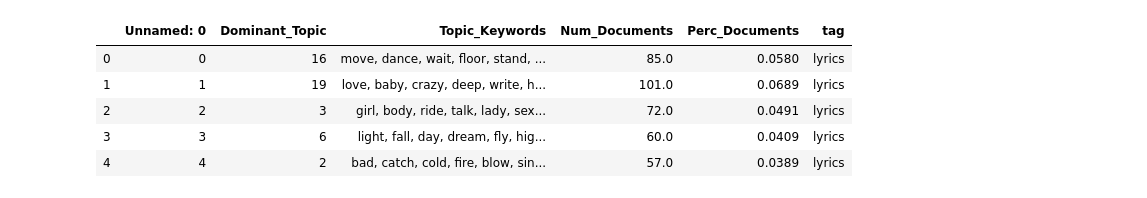
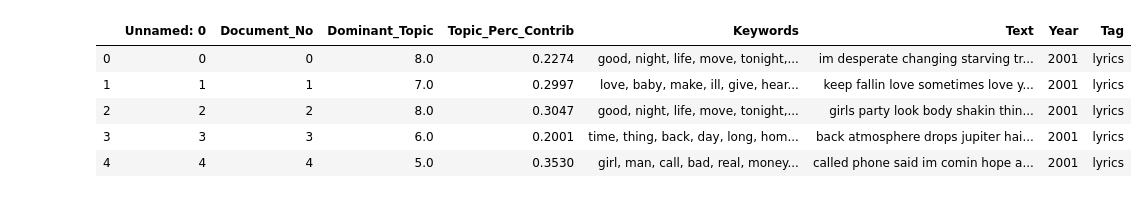
Before and after one commit to Yuerong2/final_projects, a Jupyter notebook: LDA_topic_analysis.ipynb, the cells around one changed output. Saved outputs shown, nothing was run; the diff lists cells and outputs as text; code cells hidden in the pictures.

```diff
--- a/LDA_topic_analysis.ipynb
+++ b/LDA_topic_analysis.ipynb
@@ -1,4 +1,4 @@
 # %%
 import pandas as pd
 # %%
-df1=pd.read_csv('dominant_topic_lyrics_20_topics.csv')
+df=pd.read_csv('dominant_topic_combined_10_topics.csv')
@@ -88,9 +5,9 @@ data = pd.concat([df1,df2])
 # %%
-data.head()
+df.head()
 # %% [output]
-|  | Unnamed: 0 | Dominant_Topic | Topic_Keywords | Num_Documents | Perc_Documents | tag |
-| 0 | 0 | 16 | move, dance, wait, floor, stand, ... | 85.0 | 0.0580 | lyrics |
-| 1 | 1 | 19 | love, baby, crazy, deep, write, h... | 101.0 | 0.0689 | lyrics |
-| 2 | 2 | 3 | girl, body, ride, talk, lady, sex... | 72.0 | 0.0491 | lyrics |
-| 3 | 3 | 6 | light, fall, day, dream, fly, hig... | 60.0 | 0.0409 | lyrics |
-| 4 | 4 | 2 | bad, catch, cold, fire, blow, sin... | 57.0 | 0.0389 | lyrics |
+|  | Unnamed: 0 | Document_No | Dominant_Topic | Topic_Perc_Contrib | Keywords | Text | Year | Tag |
+| 0 | 0 | 0 | 8.0 | 0.2274 | good, night, life, move, tonight,... | im desperate changing starving tr... | 2001 | lyrics |
+| 1 | 1 | 1 | 7.0 | 0.2997 | love, baby, make, ill, give, hear... | keep fallin love sometimes love y... | 2001 | lyrics |
+| 2 | 2 | 2 | 8.0 | 0.3047 | good, night, life, move, tonight,... | girls party look body shakin thin... | 2001 | lyrics |
+| 3 | 3 | 3 | 6.0 | 0.2001 | time, thing, back, day, long, hom... | back atmosphere drops jupiter hai... | 2001 | lyrics |
+| 4 | 4 | 4 | 5.0 | 0.3530 | girl, man, call, bad, real, money... | called phone said im comin hope a... | 2001 | lyrics |
```
Also changed, not shown: parts of 23 cells of this notebook, 9 other files.
